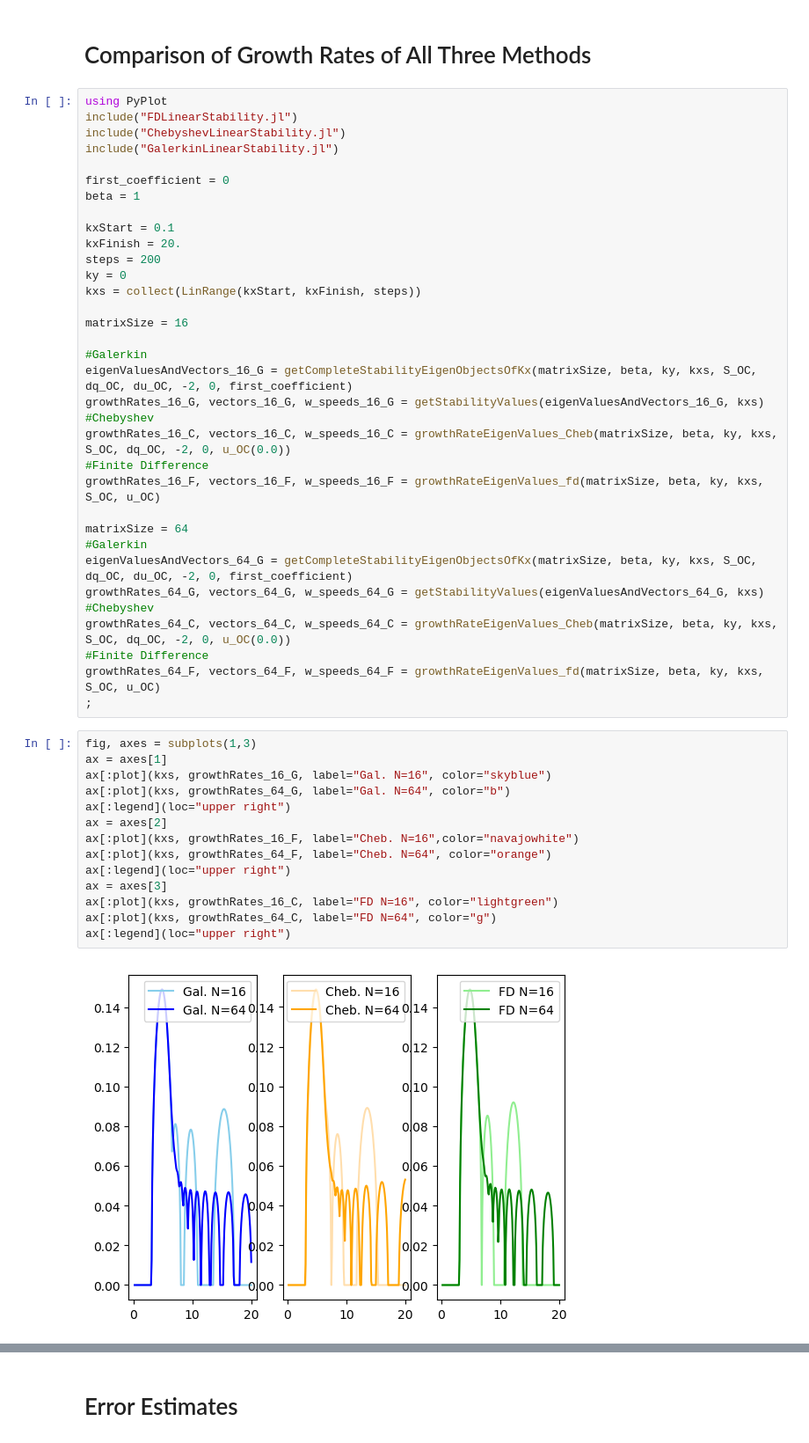
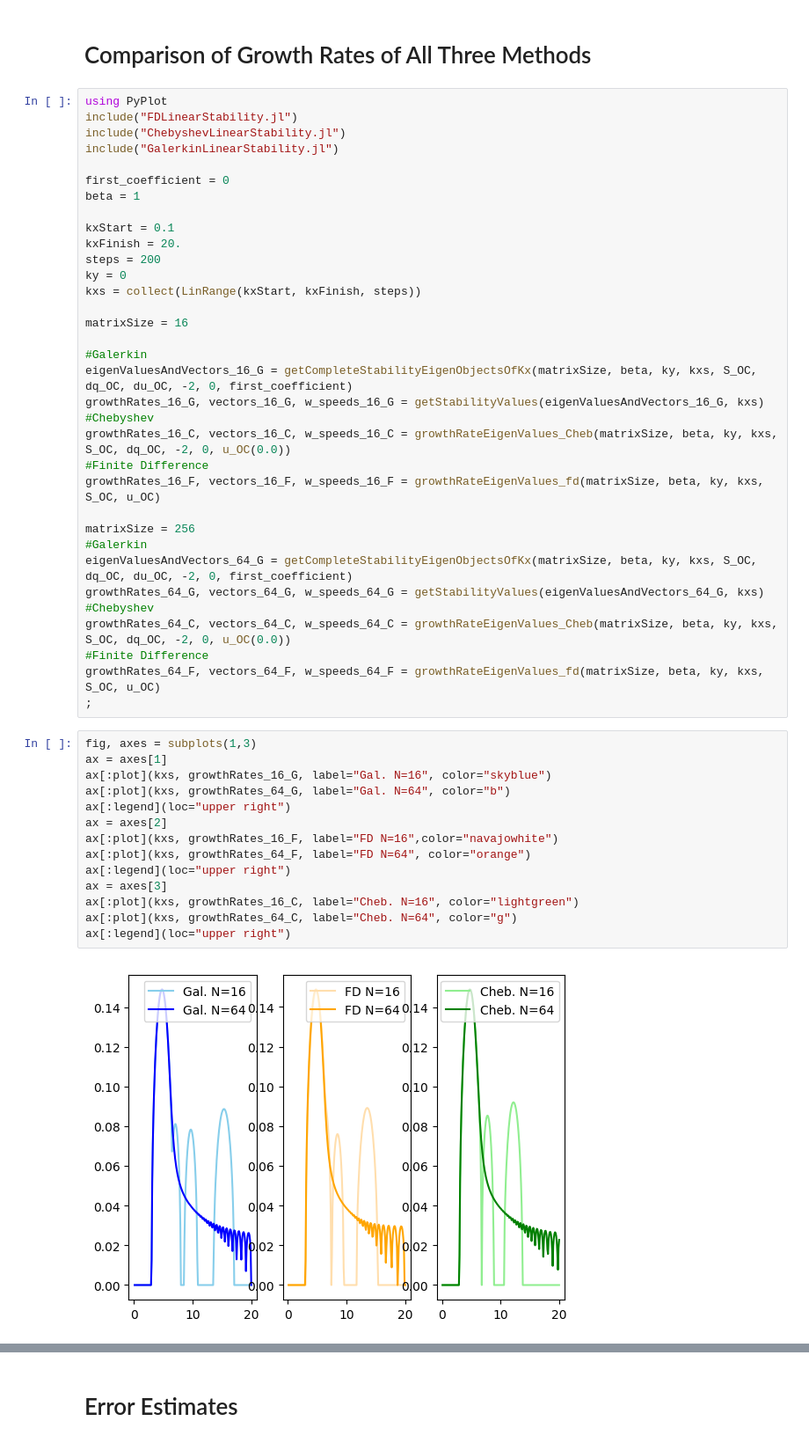
Before and after one commit to mwatwood-cu/QG-Galerkin, a Jupyter notebook: Julia1Version/Charney.ipynb, the cells around one changed output, grey strips where cells are left out. Shown at 88% size. Saved outputs shown, nothing was run; the diff lists cells and outputs as text.

```diff
--- a/Julia1Version/Charney.ipynb
+++ b/Julia1Version/Charney.ipynb
@@ -76,7 +76,7 @@ growthRates_16_C, vectors_16_C, w_speeds_16_C = growthRateEigenValues_Cheb(matri
 #Finite Difference
 growthRates_16_F, vectors_16_F, w_speeds_16_F = growthRateEigenValues_fd(matrixSize, beta, ky, kxs, S_OC, u_OC)
 
-matrixSize = 64
+matrixSize = 256
 #Galerkin
 eigenValuesAndVectors_64_G = getCompleteStabilityEigenObjectsOfKx(matrixSize, beta, ky, kxs, S_OC, dq_OC, du_OC, -2, 0, first_coefficient)
 growthRates_64_G, vectors_64_G, w_speeds_64_G = getStabilityValues(eigenValuesAndVectors_64_G, kxs)
@@ -88,19 +88,19 @@ growthRates_64_F, vectors_64_F, w_speeds_64_F = growthRateEigenValues_fd(matrixS
 # %%
 fig, axes = subplots(1,3)
 ax = axes[1]
 ax[:plot](kxs, growthRates_16_G, label="Gal. N=16", color="skyblue")
 ax[:plot](kxs, growthRates_64_G, label="Gal. N=64", color="b")
 ax[:legend](loc="upper right")
 ax = axes[2]
-ax[:plot](kxs, growthRates_16_F, label="Cheb. N=16",color="navajowhite")
-ax[:plot](kxs, growthRates_64_F, label="Cheb. N=64", color="orange")
+ax[:plot](kxs, growthRates_16_F, label="FD N=16",color="navajowhite")
+ax[:plot](kxs, growthRates_64_F, label="FD N=64", color="orange")
 ax[:legend](loc="upper right")
 ax = axes[3]
-ax[:plot](kxs, growthRates_16_C, label="FD N=16", color="lightgreen")
-ax[:plot](kxs, growthRates_64_C, label="FD N=64", color="g")
+ax[:plot](kxs, growthRates_16_C, label="Cheb. N=16", color="lightgreen")
+ax[:plot](kxs, growthRates_64_C, label="Cheb. N=64", color="g")
 ax[:legend](loc="upper right")
 # %% [output]
-[figure, old version]
+[figure, new version]
 PyObject <matplotlib.legend.Legend object at 0x...>
 # %%
 plot(kxs, growthRates_16_G, label="Galerkin N=16",color="skyblue")
```
Also changed, not shown: parts of 9 cells of this notebook, 2 other files.
